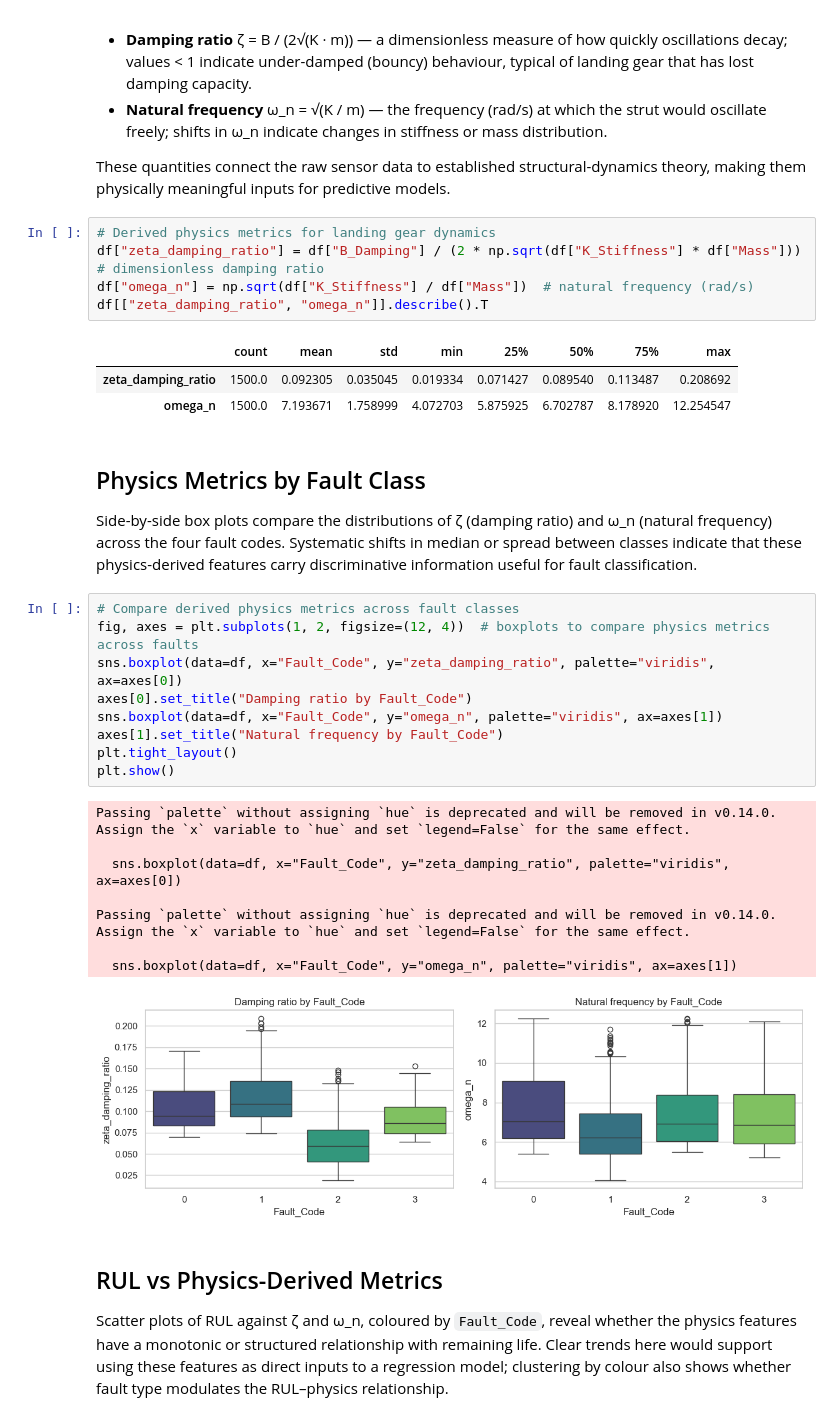
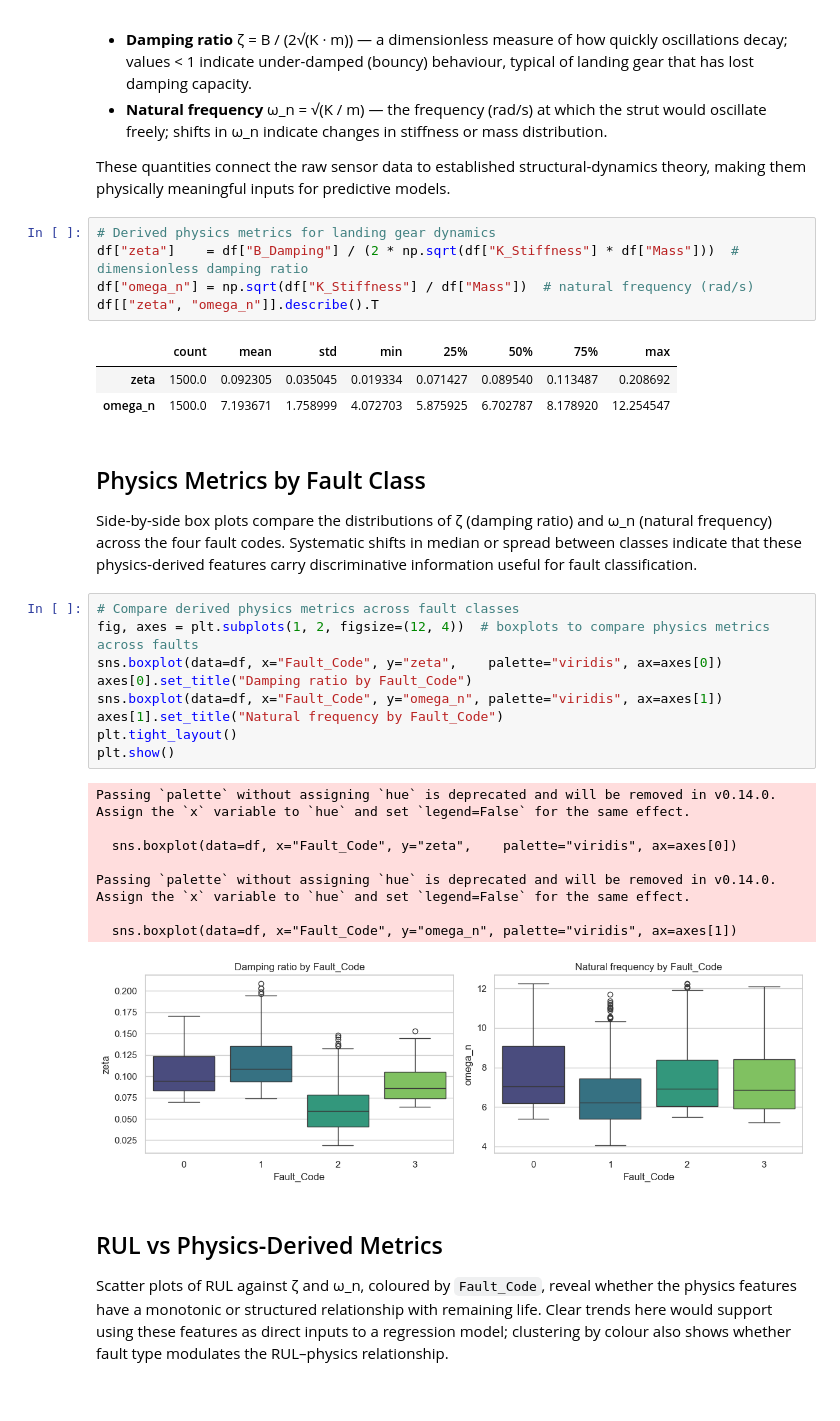
Before and after one commit to zsoltkiss92/Predictive-Maintenance-of-Aircraft-Landing-Gear-Using-Physics-Informed-Digital-Twin-Data-and-ML, a Jupyter notebook: notebooks/01_data_exploration.ipynb, the cells around one changed output. Cells and saved outputs as stored; diff of their text form.

```diff
--- a/notebooks/01_data_exploration.ipynb
+++ b/notebooks/01_data_exploration.ipynb
@@ -107,12 +114,12 @@ Engineer two interpretable, physics-based features directly from the structural
 These quantities connect the raw sensor data to established structural-dynamics theory, making them physically meaningful inputs for predictive models.
 # %%
 # Derived physics metrics for landing gear dynamics
-df["zeta_damping_ratio"] = df["B_Damping"] / (2 * np.sqrt(df["K_Stiffness"] * df["Mass"]))  # dimensionless damping ratio
+df["zeta"]    = df["B_Damping"] / (2 * np.sqrt(df["K_Stiffness"] * df["Mass"]))  # dimensionless damping ratio
 df["omega_n"] = np.sqrt(df["K_Stiffness"] / df["Mass"])  # natural frequency (rad/s)
-df[["zeta_damping_ratio", "omega_n"]].describe().T
+df[["zeta", "omega_n"]].describe().T
 # %% [output]
 |  | count | mean | std | min | 25% | 50% | 75% | max |
-| zeta_damping_ratio | 1500.0 | 0.092305 | 0.035045 | 0.019334 | 0.071427 | 0.089540 | 0.113487 | 0.208692 |
+| zeta | 1500.0 | 0.092305 | 0.035045 | 0.019334 | 0.071427 | 0.089540 | 0.113487 | 0.208692 |
 | omega_n | 1500.0 | 7.193671 | 1.758999 | 4.072703 | 5.875925 | 6.702787 | 8.178920 | 12.254547 |
 # %% [markdown]
 ## Physics Metrics by Fault Class
@@ -121,21 +128,21 @@ Side-by-side box plots compare the distributions of ζ (damping ratio) and ω_n
 # %%
 # Compare derived physics metrics across fault classes
 fig, axes = plt.subplots(1, 2, figsize=(12, 4))  # boxplots to compare physics metrics across faults
-sns.boxplot(data=df, x="Fault_Code", y="zeta_damping_ratio", palette="viridis", ax=axes[0])
+sns.boxplot(data=df, x="Fault_Code", y="zeta",    palette="viridis", ax=axes[0])
 axes[0].set_title("Damping ratio by Fault_Code")
 sns.boxplot(data=df, x="Fault_Code", y="omega_n", palette="viridis", ax=axes[1])
 axes[1].set_title("Natural frequency by Fault_Code")
 plt.tight_layout()
 plt.show()
 # %% [output]
 Passing `palette` without assigning `hue` is deprecated and will be removed in v0.14.0. Assign the `x` variable to `hue` and set `legend=False` for the same effect.
 
-  sns.boxplot(data=df, x="Fault_Code", y="zeta_damping_ratio", palette="viridis", ax=axes[0])
+  sns.boxplot(data=df, x="Fault_Code", y="zeta",    palette="viridis", ax=axes[0])
 
 Passing `palette` without assigning `hue` is deprecated and will be removed in v0.14.0. Assign the `x` variable to `hue` and set `legend=False` for the same effect.
 
   sns.boxplot(data=df, x="Fault_Code", y="omega_n", palette="viridis", ax=axes[1])
-[figure, old version]
+[figure, new version]
 # %% [markdown]
 ## RUL vs Physics-Derived Metrics
 
```
Also changed, not shown: parts of 12 cells of this notebook.
